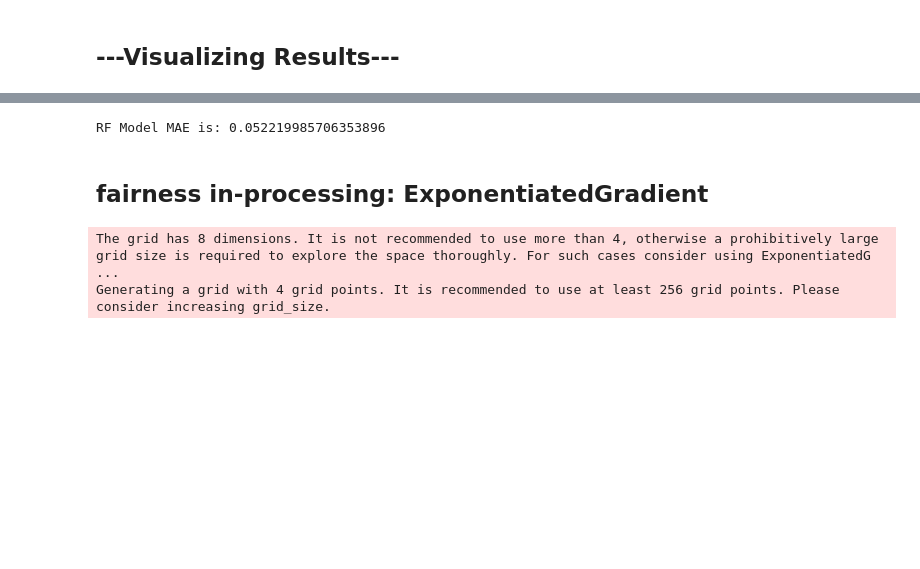
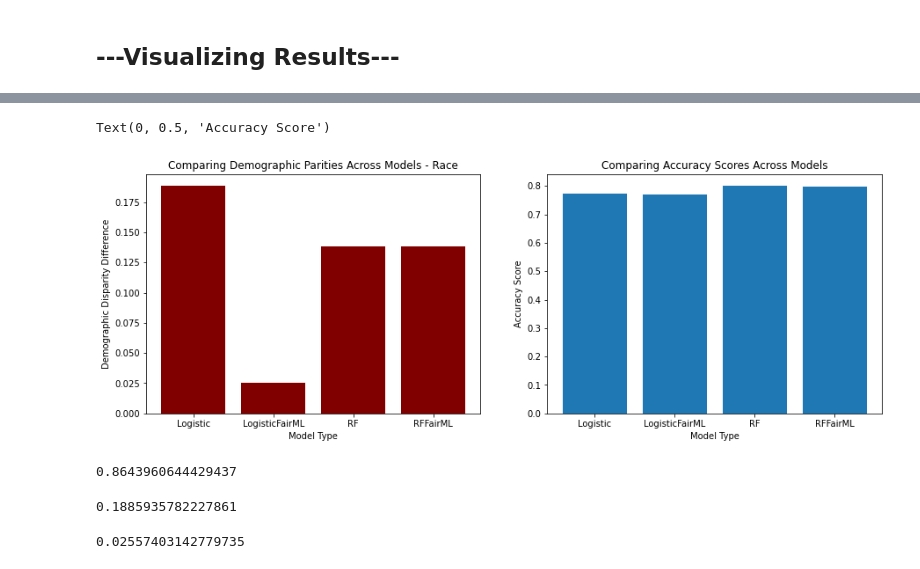
Before and after one commit to oswaldocvjr/UTHAI-SDS, a Jupyter notebook: folktablesExercises.ipynb, the cells around one changed output, grey strips where cells are left out. Cells and saved outputs as stored; diff of their text form; code cells hidden in the pictures; blank space fills up the shorter version.

```diff
--- a/folktablesExercises.ipynb
+++ b/folktablesExercises.ipynb
@@ -448,16 +376,12 @@ linear_fairML_results_EO
 # %% [markdown]
 ## ---fairlearn library: non-linear---
 # %%
-###### Your favorite NON-LINEAR learning algorithm here #####
+# fit a random forest classifer
 model = RandomForestClassifier()
 model.fit(X_train, y_train)
 
 yhat = model.predict(X_test)
-accuracy = accuracy_score(y_test, yhat)
-print("Non-Linear Model Accuracy is:", accuracy)
-
-white_tpr = np.mean(yhat[(y_test == 1) & (group_test == 1)])
-black_tpr = np.mean(yhat[(y_test == 1) & (group_test == 2)])
-
-# Equality of opportunity violation: 0.0211
-white_tpr - black_tpr
+#accuracy = accuracy_score(y_test, yhat)
+#print("Non-Linear Model Accuracy is:", accuracy)
+acc_dem.append(accuracy_score(y_test, yhat))
+acc_EO.append(accuracy_score(y_test, yhat))
@@ -569,5 +462,6 @@ postprocess_est.fit(X_train, y_train, sensitive_features=group_train)
 
 yhat = postprocess_est.predict(X_test, sensitive_features=group_test)
 
-accuracy = accuracy_score(y_test, yhat)
-print("The fairML model accuracy for Random Forest is:", accuracy)
+#accuracy = accuracy_score(y_test, yhat)
+#print("The fairML model accuracy for Random Forest is:", accuracy)
+acc_dem.append(accuracy_score(y_test, yhat))
@@ -676,7 +541,7 @@ import matplotlib.pyplot as plt
 ## 2. linear_fairML_results_dem
 ## 3. RF_results
 ## 4. RF_fairML_results_dem
-s = "American Indian alone"
+s = "American Indian alone" # we drop American Indian because there are not many observations for this race
 dem1 = linear_results.drop([s])["sel"].max() - linear_results.drop([s])["sel"].min()
 dem2 = linear_fairML_results_dem.drop([s])["sel"].max() - linear_fairML_results_dem.drop([s])["sel"].min()
 dem3 = RF_results.drop([s])["sel"].max() - RF_results.drop([s])["sel"].min()
@@ -688,15 +553,15 @@ EO3 = RF_results.drop([s])["sel"].max() - RF_results.drop([s])["sel"].min()
 EO4 = RF_fairML_results_EO.drop([s])["sel"].max() - RF_fairML_results_EO.drop([s])["sel"].min()
 
 dem_diffs = {
-    "Linear"       : dem1,
-    "LinearFairML" : dem2,
+    "Logistic"       : dem1,
+    "LogisticFairML" : dem2,
     "RF"           : dem3,
     "RFFairML"     : dem4
 }
 
 EO_diffs = {
-    "Linear"       : EO1,
-    "LinearFairML" : EO2,
+    "Logistic"       : EO1,
+    "LogisticFairML" : EO2,
     "RF"           : EO3,
     "RFFairML"     : EO4
 }
@@ -774,12 +567,0 @@ Linear Model MAE is: 0.06262536327522135
-# %%
-# train a Random Forest regressor
-rf = RandomForestRegressor()
-rf.fit(X_train, y_train)
-
-yhat = rf.predict(X_test)
-rf_MAE = mean_absolute_error(y_test, yhat)
-print("RF Model MAE is:", rf_MAE)
-# %% [output]
-RF Model MAE is: 0.052219985706353896
-# %% [markdown]
-## fairness in-processing: ExponentiatedGradient
@@ -791,9 +567,0 @@ sweep = GridSearch(LinearRegression(),
-# %%
-# fit the in-processor
-sweep.fit(X_train, y_train,
-          sensitive_features=group_train.rename("race"))
-
-predictors = sweep.predictors_
-# %% [output]
-The grid has 8 dimensions. It is not recommended to use more than 4, otherwise a prohibitively large grid size is required to explore the space thoroughly. For such cases consider using ExponentiatedG ...
-Generating a grid with 4 grid points. It is recommended to use at least 256 grid points. Please consider increasing grid_size.
@@ -832,0 +568,29 @@ for m in predictors:
+# %%
+fig, axes = plt.subplots(1, 2, figsize = (15, 5))
+
+# creating the bar plot for demographic differences
+axes[0].bar(dem_diffs.keys(), dem_diffs.values(), color ='maroon')
+axes[0].set_title("Comparing Demographic Parities Across Models - Race")
+axes[0].set_ylabel("Demographic Disparity Difference")
+axes[0].set_xlabel("Model Type")
+
+# creating the bar plot for accuracies
+axes[1].bar(dem_diffs.keys(), acc_dem)
+axes[1].set_title("Comparing Accuracy Scores Across Models")
+axes[1].set_xlabel("Model Type")
+axes[1].set_ylabel("Accuracy Score")
+# %% [output]
+Text(0, 0.5, 'Accuracy Score')
+[figure, added]
+# %%
+1 - (dem_diffs["LogisticFairML"] / dem_diffs["Logistic"])
+# %% [output]
+0.8643960644429437
+# %%
+dem_diffs["Logistic"]
+# %% [output]
+0.1885935782227861
+# %%
+dem_diffs["LogisticFairML"]
+# %% [output]
+0.02557403142779735
```
Also changed, not shown: parts of 65 cells of this notebook, 2 other files.
